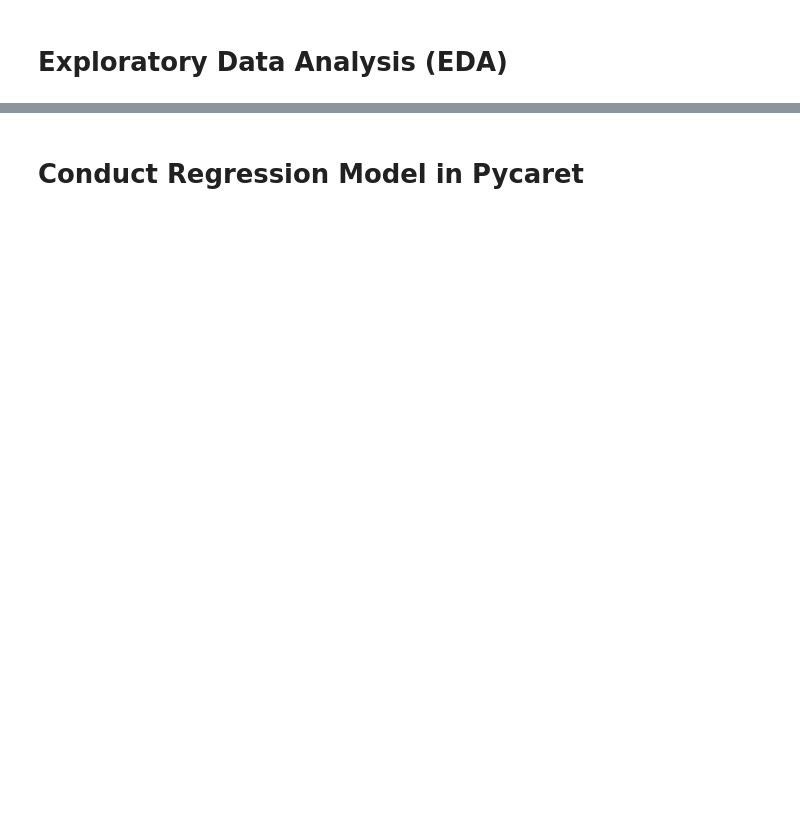
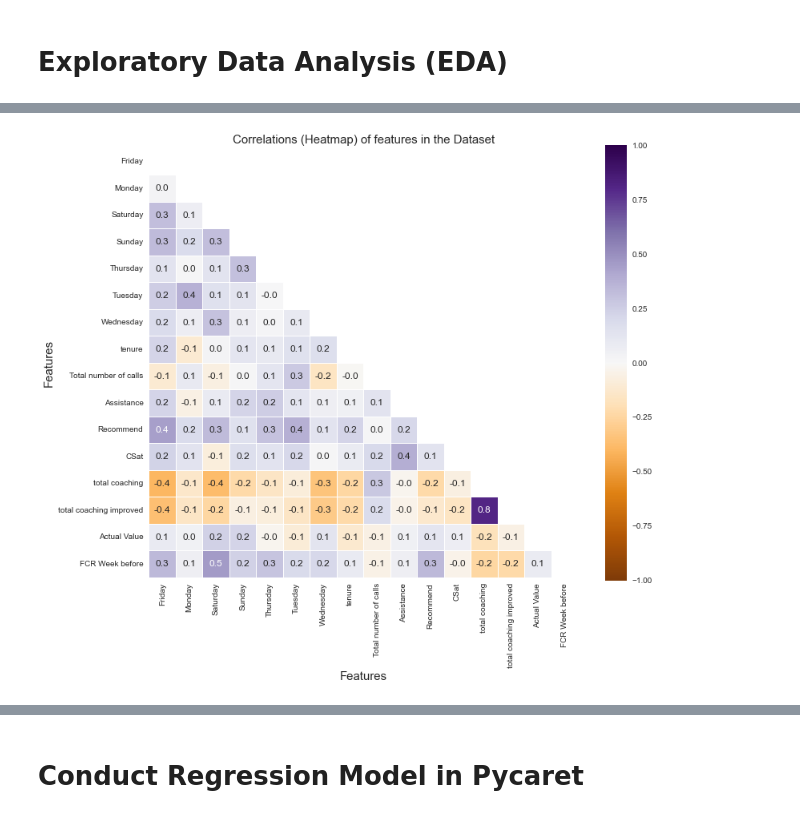
Before and after one commit to aurimas13/CodeAcademy-AI-Course, a Jupyter notebook: Examples/Example_with_Pycaret_and_PCA_regression.ipynb, the cells around one changed output, grey strips where cells are left out. Drawn from its saved outputs; the diff is of its cells as text; code cells hidden in the pictures; blank space fills up the shorter version.

```diff
--- a/Examples/Example_with_Pycaret_and_PCA_regression.ipynb
+++ b/Examples/Example_with_Pycaret_and_PCA_regression.ipynb
@@ -7,2 +54,6 @@
 # %% [markdown]
 # <b> Load Dataset
+# %%
+# Load Dataset
+dataset = pd.read_csv('Data/EmployeePerformance.csv')
+dataset.head()
@@ -10,0 +100,12 @@
+# %%
+# Create correlation for dataset
+dataset_corr = dataset.corr().round(4)
+# %%
+# Drop Agent_ID from correlation dataset
+dataset_corr = dataset_corr.drop(['Agent_ID'], axis=1)
+dataset_corr = dataset_corr.drop(['Agent_ID'], axis=0)
+# %%
+# Create correlation matrix
+mask = np.zeros_like(dataset_corr.round(4))
+mask[np.triu_indices_from(mask)] = True
+mask[np.triu_indices_from(mask)]
@@ -10,0 +121,13 @@
+# %%
+# Generate the correlation matrix (heatmap) using Seaborn
+with sns.axes_style('whitegrid'):
+    f, ax = plt.subplots(figsize=(12, 10))
+    ax = sns.heatmap(dataset_corr.round(2), mask=mask, vmax=1, center=0,
+                     vmin=-1, square=True, cmap='PuOr', linewidth=.5,
+                     annot=True, annot_kws={'size': 12}, fmt='.1f')
+    plt.title('Correlations (Heatmap) of features in the Dataset', fontsize=15)
+    plt.xlabel('Features', fontsize=15)
+    plt.ylabel('Features', fontsize=15)
+plt.show()
+# %% [output]
+[figure, added]
```
Also changed, not shown: parts of 38 cells of this notebook.
